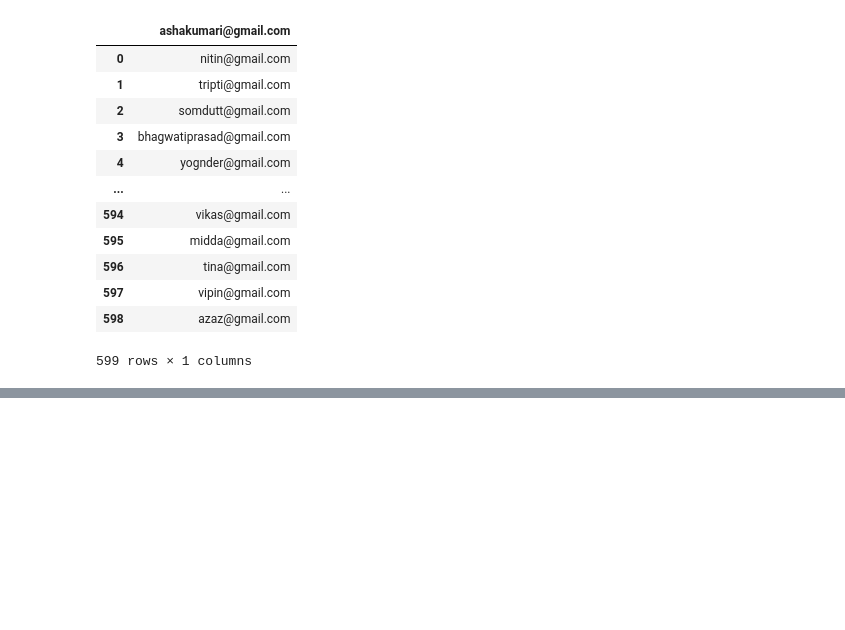
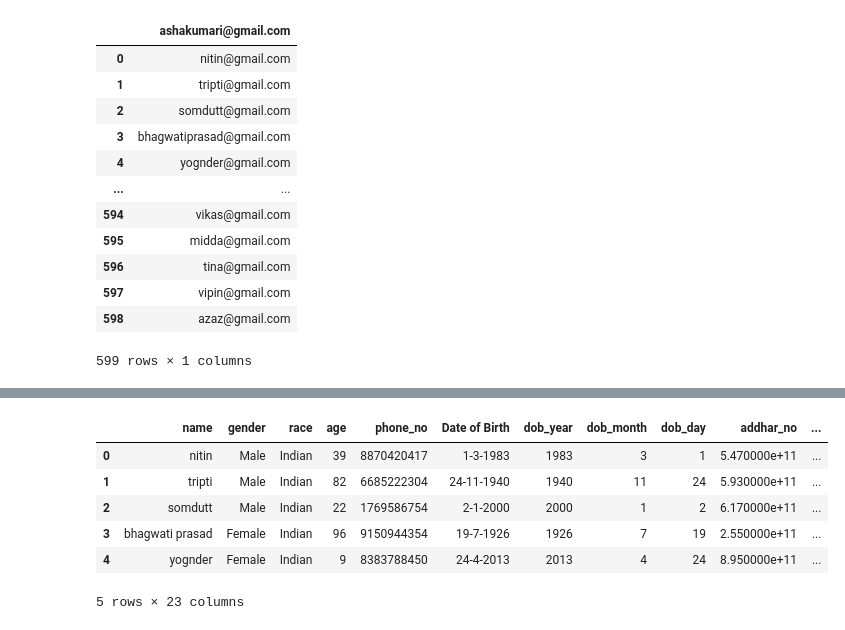
Before and after one commit to kashish0603/SIH_Pyxis, a Jupyter notebook: sai/csv_for_SIH.ipynb, the cells around one changed output, grey strips where cells are left out. Saved outputs shown, nothing was run; the diff lists cells and outputs as text; code cells hidden in the pictures; blank space fills up the shorter version.

```diff
--- a/sai/csv_for_SIH.ipynb
+++ b/sai/csv_for_SIH.ipynb
@@ -279,0 +319,13 @@ email
+# %%
+# d2['Date of Birth'] = d2['dob_day'].astype(str) + '-' + d2['dob_month'].astype(str) + '-' + d2['dob_year'].astype(str)
+d2.insert(5,'Date of Birth',d2['dob_day'].astype(str) + '-' + d2['dob_month'].astype(str) + '-' + d2['dob_year'].astype(str))
+# %%
+d2.head()
+# %% [output]
+|  | name | gender | race | age | phone_no | Date of Birth | dob_year | dob_month | dob_day | addhar_no | ... |
+| 0 | nitin | Male | Indian | 39 | 8870420417 | 1-3-1983 | 1983 | 3 | 1 | 5.470000e+11 | ... |
+| 1 | tripti | Male | Indian | 82 | 6685222304 | 24-11-1940 | 1940 | 11 | 24 | 5.930000e+11 | ... |
+| 2 | somdutt | Male | Indian | 22 | 1769586754 | 2-1-2000 | 2000 | 1 | 2 | 6.170000e+11 | ... |
+| 3 | bhagwati prasad | Female | Indian | 96 | 9150944354 | 19-7-1926 | 1926 | 7 | 19 | 2.550000e+11 | ... |
+| 4 | yognder | Female | Indian | 9 | 8383788450 | 24-4-2013 | 2013 | 4 | 24 | 8.950000e+11 | ... |
+5 rows × 23 columns
```
Also changed, not shown: parts of 19 cells of this notebook, 9 other files.
